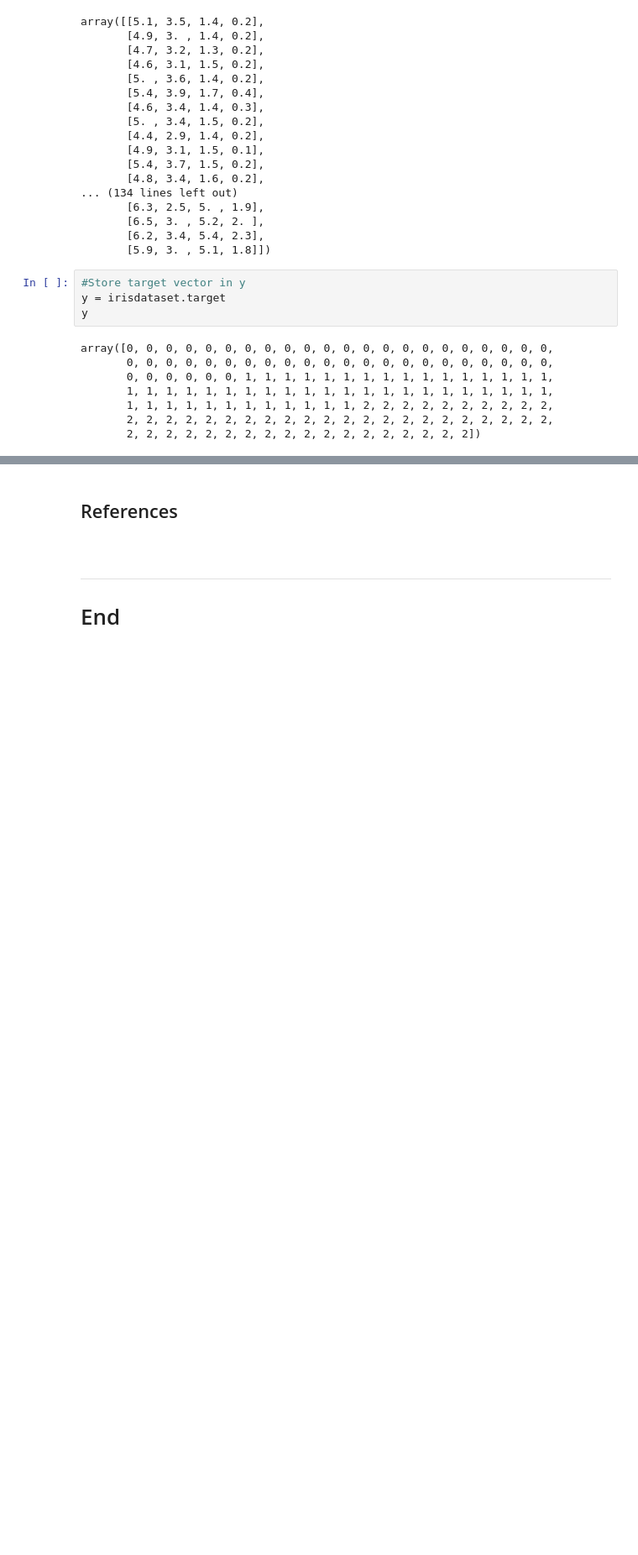
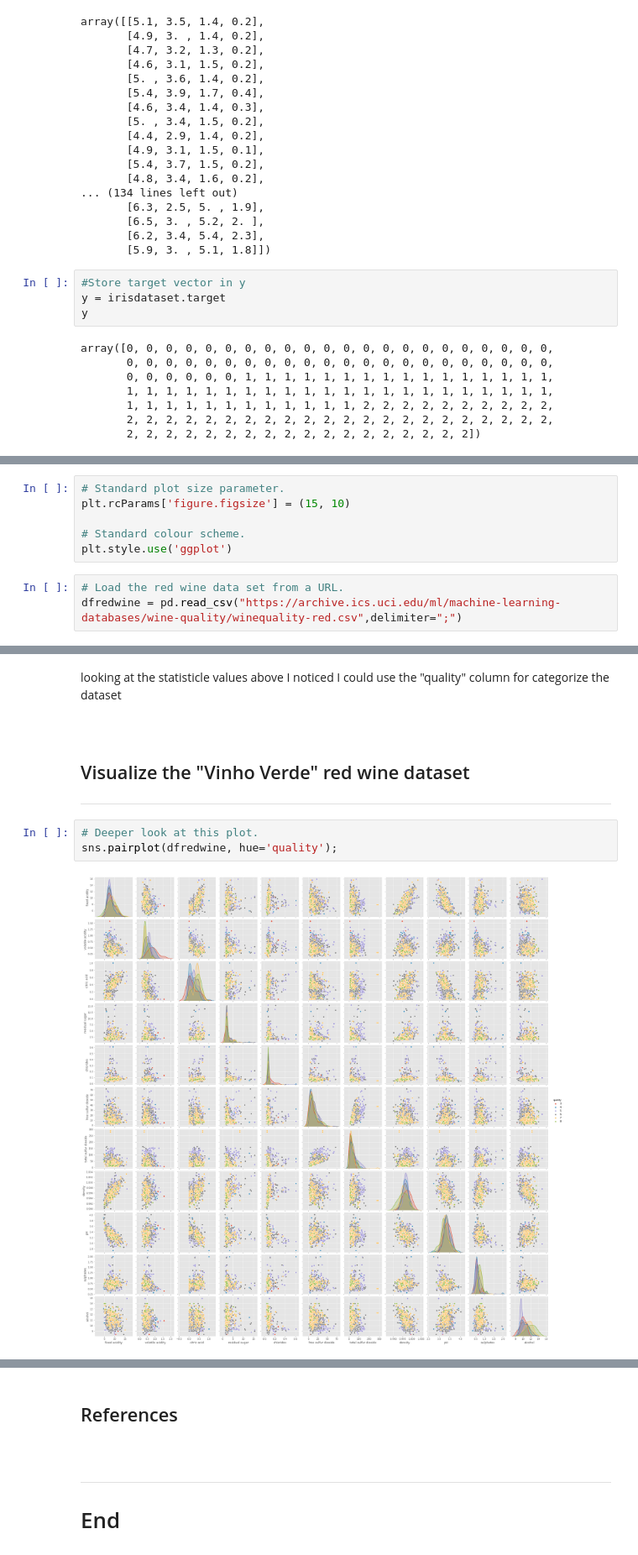
Before and after one commit to Silvio622/Machine-Learning-Scikit-Learn, a Jupyter notebook: scikit-learn.ipynb, the cells around one changed output, grey strips where cells are left out. Shown at 84% size. Saved outputs shown, nothing was run; the diff lists cells and outputs as text; blank space fills up the shorter version.

Commit message:
classifier a red wine dataset

```diff
--- a/scikit-learn.ipynb
+++ b/scikit-learn.ipynb
@@ -166,0 +194,9 @@ array([0, 0, 0, 0, 0, 0, 0, 0, 0, 0, 0, 0, 0, 0, 0, 0, 0, 0, 0, 0, 0, 0,
+# %%
+# Standard plot size parameter.
+plt.rcParams['figure.figsize'] = (15, 10)
+
+# Standard colour scheme.
+plt.style.use('ggplot')
+# %%
+# Load the red wine data set from a URL.
+dfredwine = pd.read_csv("https://archive.ics.uci.edu/ml/machine-learning-databases/wine-quality/winequality-red.csv",delimiter=";")
@@ -166,0 +233,12 @@ array([0, 0, 0, 0, 0, 0, 0, 0, 0, 0, 0, 0, 0, 0, 0, 0, 0, 0, 0, 0, 0, 0,
+# %% [markdown]
+looking at the statisticle values above I noticed I could use the "quality" column for categorize the dataset
+# %% [markdown]
+<br>
+
+## Visualize the "Vinho Verde" red wine dataset
+***
+# %%
+# Deeper look at this plot.
+sns.pairplot(dfredwine, hue='quality');
+# %% [output]
+[figure, added]
```
Also changed, not shown: parts of 15 cells of this notebook.
